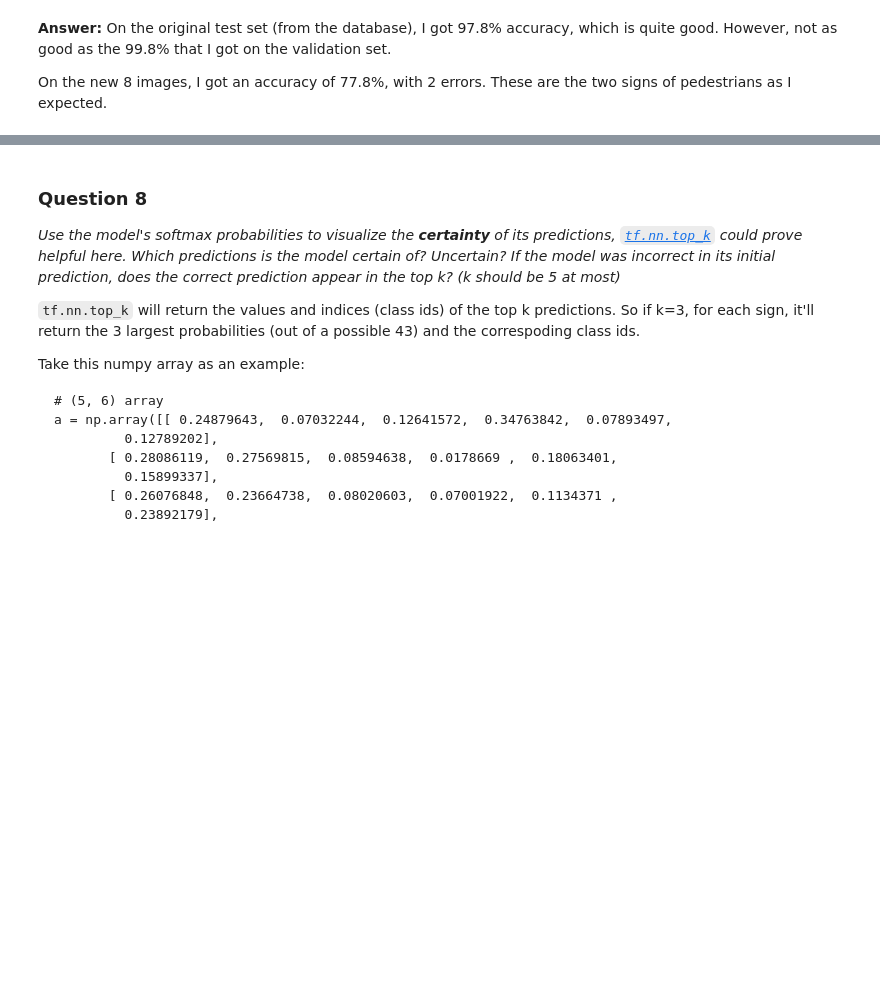
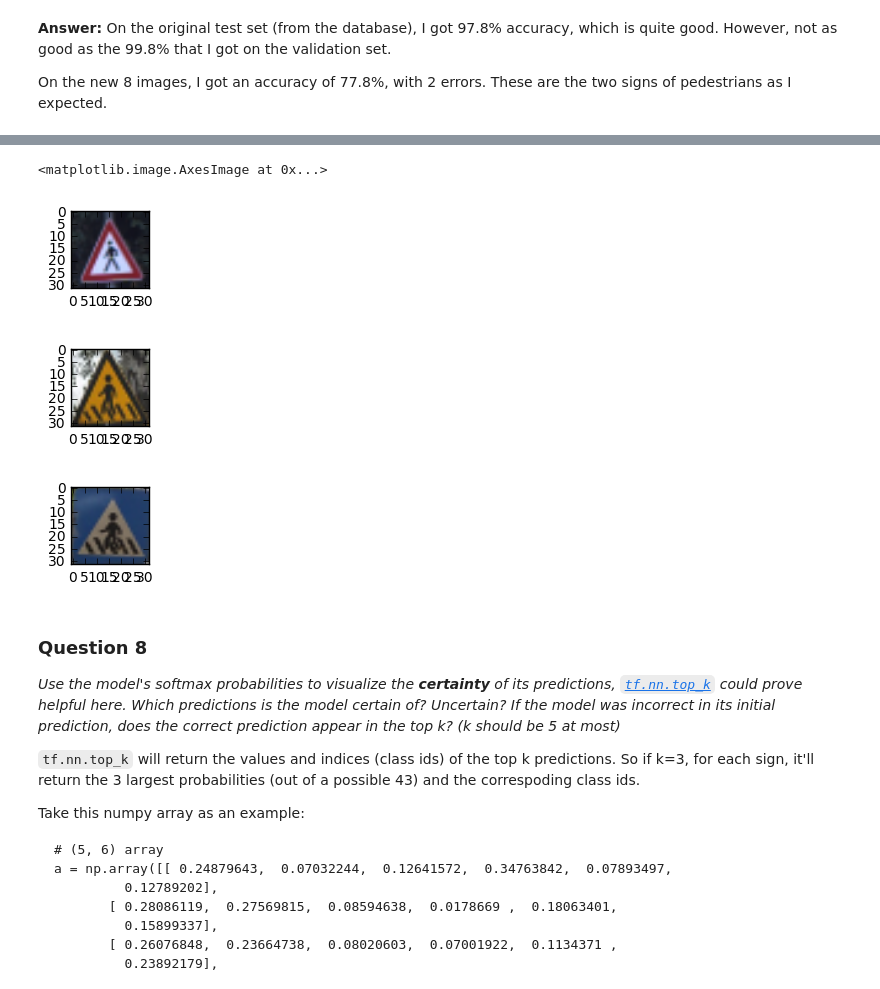
Before and after one commit to mikkelkh/CarND-Traffic-Sign-Classifier-Project, a Jupyter notebook: Traffic_Sign_Classifier.ipynb, the cells around one changed output, grey strips where cells are left out. Drawn from its saved outputs; the diff is of its cells as text; code cells hidden in the pictures; blank space fills up the shorter version.

```diff
--- a/Traffic_Sign_Classifier.ipynb
+++ b/Traffic_Sign_Classifier.ipynb
@@ -516,14 +583,20 @@ with tf.Session() as sess:
 # %%
 # Visualize example of "Pedestrian" from dataset
 pedestrian_inds = [i for i,res in enumerate(y_train==27) if res]
 plt.figure(figsize=(1,1))
 plt.imshow(X_train[pedestrian_inds[0]])
 
 # Visualize the two incorrectly classified "pedestrians"
+inds = [i for i,res in enumerate(prediction!=y_test_new) if res] # Only return incorrectly classified
 plt.figure(figsize=(1,1))
 plt.imshow(X_test_new[inds[0]])
 plt.figure(figsize=(1,1))
 plt.imshow(X_test_new[inds[1]])
+# %% [output]
+<matplotlib.image.AxesImage at 0x...>
+[figure, added]
+[figure, added]
+[figure, added]
 # %% [markdown]
 ### Question 8
 
```
Also changed, not shown: parts of 9 cells of this notebook.
